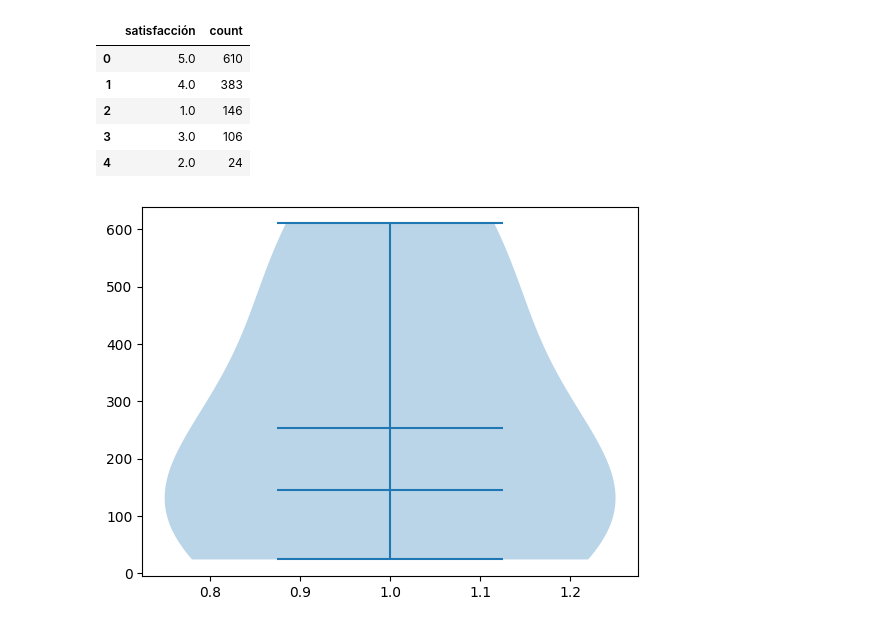
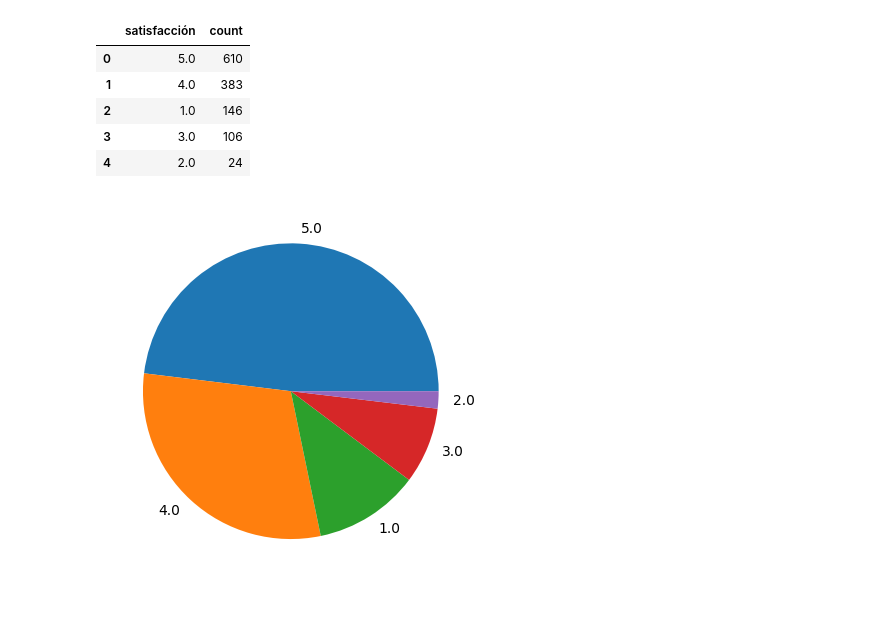
Before and after one commit to NataliaBarquin/Adalab_Pair_programming_3_numpy_pandas_visualizacion, a Jupyter notebook: pair_matplotlib.ipynb, the cells around one changed output. Cells and saved outputs as stored; diff of their text form; code cells hidden in the pictures.

```diff
--- a/pair_matplotlib.ipynb
+++ b/pair_matplotlib.ipynb
@@ -152,7 +152,7 @@ satis2
 | 4 | 2.0 | 24 |
 # %%
 plt.figure()
-plt.violinplot(nuevo_df_hard['satisfacción'].value_counts(), showmedians = True, showmeans= True)
+plt.pie(satis2["count"], labels=satis1["satisfacción"], radius= 1)
 plt.show()
 # %% [output]
-[figure, old version]
+[figure, new version]
```
Also changed, not shown: parts of 1 cell of this notebook.
